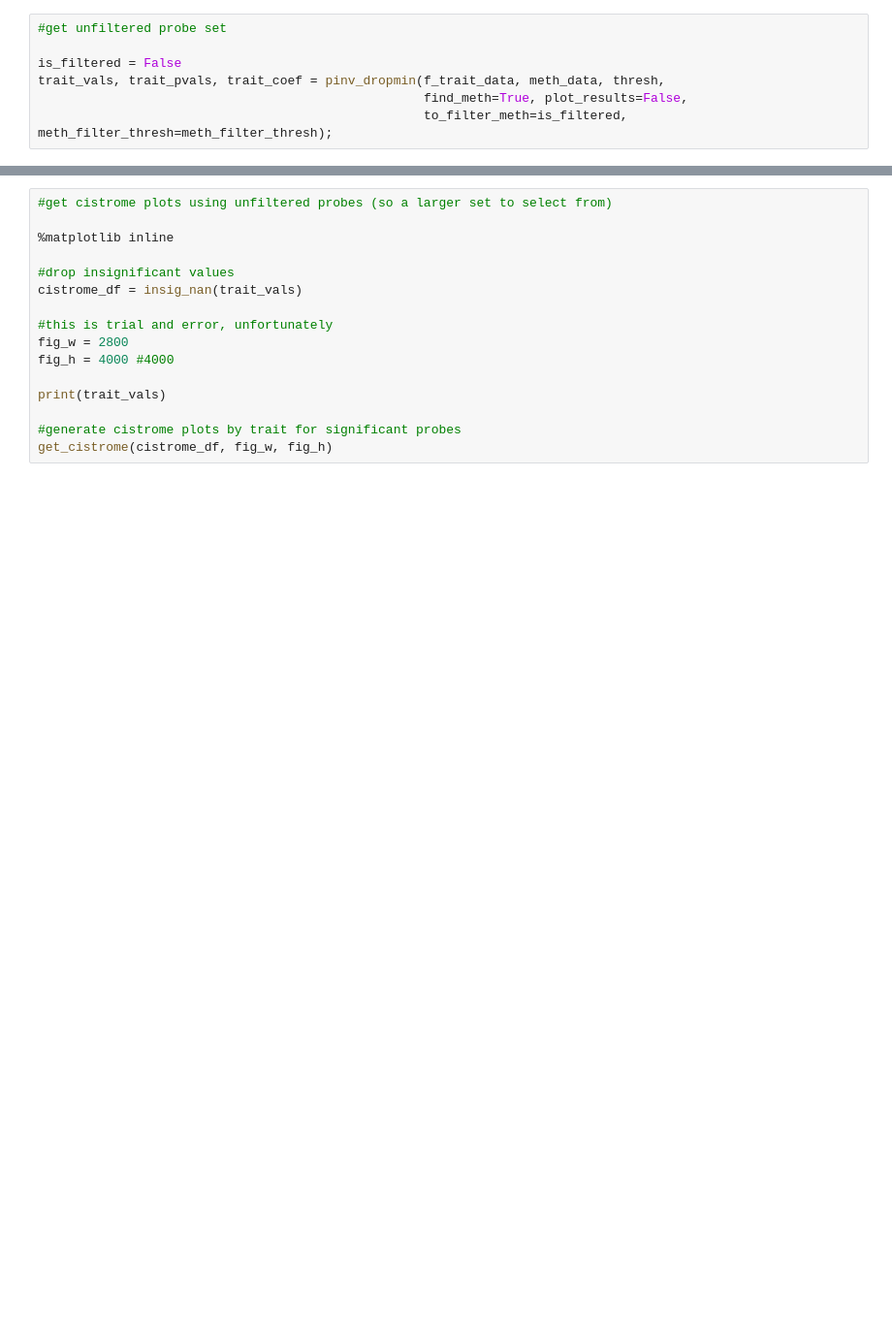
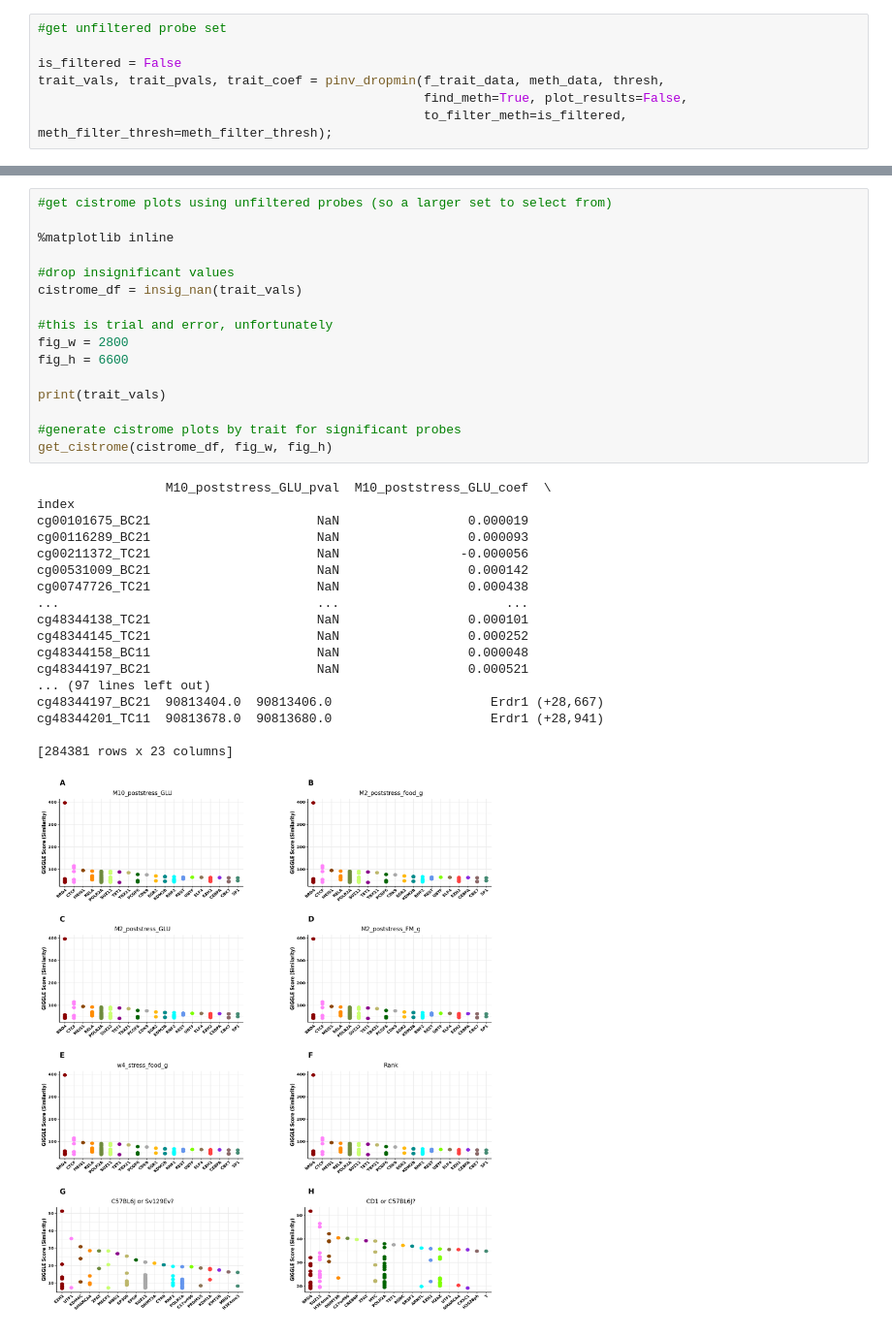
Before and after one commit to SamAndTheSun/pellegrini_temp, a Jupyter notebook: pseudoinverse_model.ipynb, the cells around one changed output, grey strips where cells are left out. Shown at 97% size. Saved outputs shown, nothing was run; the diff lists cells and outputs as text; blank space fills up the shorter version.

```diff
--- a/pseudoinverse_model.ipynb
+++ b/pseudoinverse_model.ipynb
@@ -105,16 +161,35 @@ trait_vals
 # %%
 #get cistrome plots using unfiltered probes (so a larger set to select from)
 
 %matplotlib inline
 
 #drop insignificant values
 cistrome_df = insig_nan(trait_vals)
 
 #this is trial and error, unfortunately
 fig_w = 2800
-fig_h = 4000 #4000
+fig_h = 6600
 
 print(trait_vals)
 
 #generate cistrome plots by trait for significant probes
 get_cistrome(cistrome_df, fig_w, fig_h)
+# %% [output]
+                 M10_poststress_GLU_pval  M10_poststress_GLU_coef  \
+index
+cg00101675_BC21                      NaN                 0.000019
+cg00116289_BC21                      NaN                 0.000093
+cg00211372_TC21                      NaN                -0.000056
+cg00531009_BC21                      NaN                 0.000142
+cg00747726_TC21                      NaN                 0.000438
+...                                  ...                      ...
+cg48344138_TC21                      NaN                 0.000101
+cg48344145_TC21                      NaN                 0.000252
+cg48344158_BC11                      NaN                 0.000048
+cg48344197_BC21                      NaN                 0.000521
+... (97 lines left out)
+cg48344197_BC21  90813404.0  90813406.0                     Erdr1 (+28,667)
+cg48344201_TC11  90813678.0  90813680.0                     Erdr1 (+28,941)
+
+[284381 rows x 23 columns]
+[figure, added]
```
Also changed, not shown: parts of 7 cells of this notebook, 1 other file.
